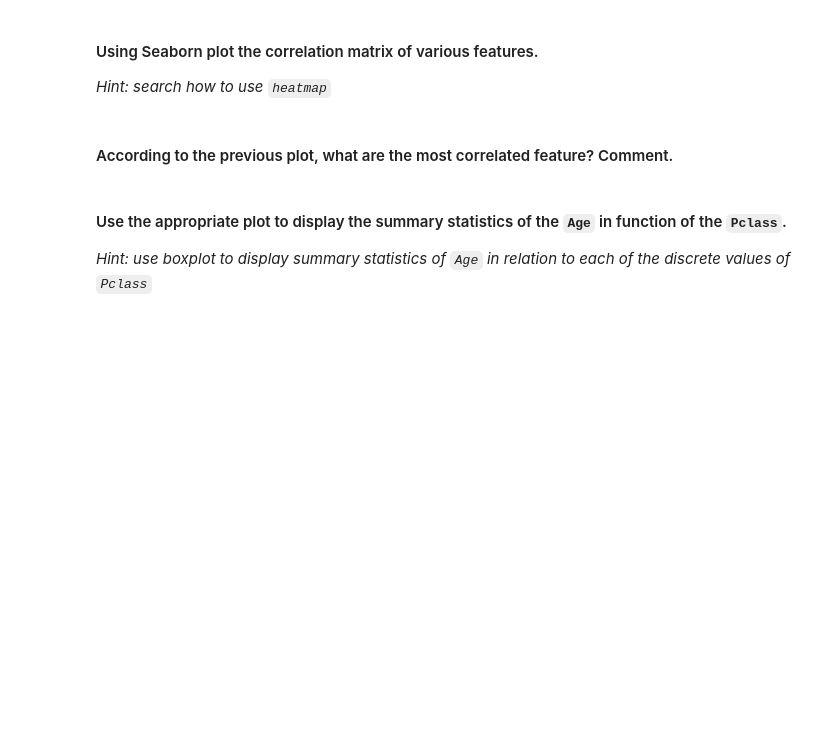
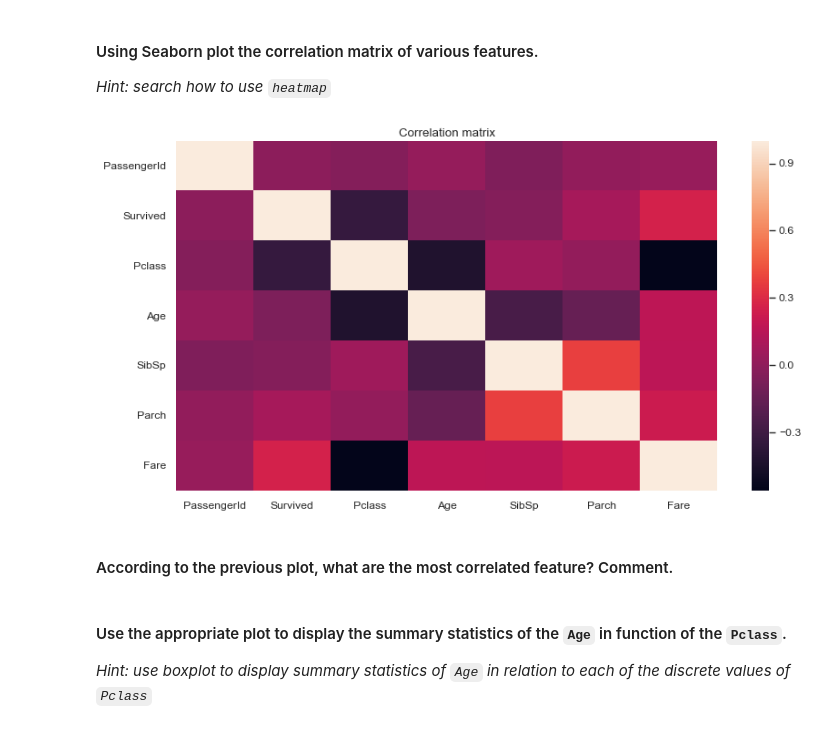
Before and after one commit to LiviaCanet/datamad0119, a Jupyter notebook: module-2/lab-matplotlib-seaborn/your-code/challenge-3.ipynb, the cells around one changed output. Drawn from its saved outputs; the diff is of its cells as text; code cells hidden in the pictures; blank space fills up the shorter version.

```diff
--- a/module-2/lab-matplotlib-seaborn/your-code/challenge-3.ipynb
+++ b/module-2/lab-matplotlib-seaborn/your-code/challenge-3.ipynb
@@ -209,2 +217,11 @@ sns.jointplot(x = 'Fare', y = 'Age', data = titanic, color="#6CB491")
+# %%
+#your code here
+
+sns.heatmap(titanic.corr())
+sns.set_palette("husl")
+plt.title('Correlation matrix')
+plt.savefig('corr_matrix_titanic.png',bbox_inches='tight')
+# %% [output]
+[figure, added]
 # %% [markdown]
 #### According to the previous plot, what are the most correlated feature? Comment.
```
Also changed, not shown: parts of 9 cells of this notebook, 3 other files.
